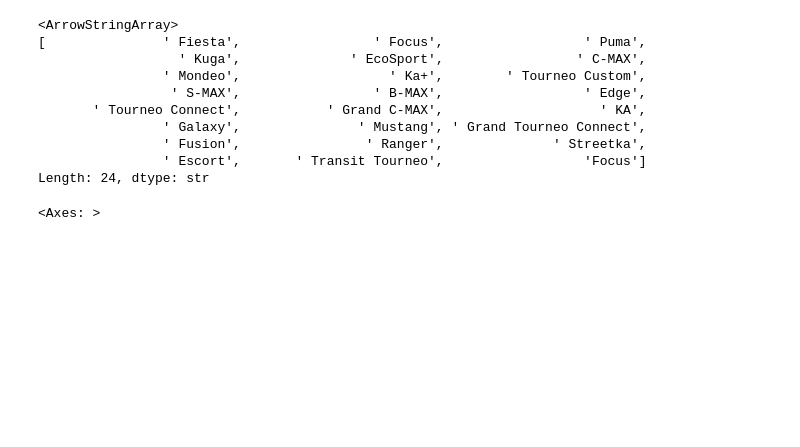
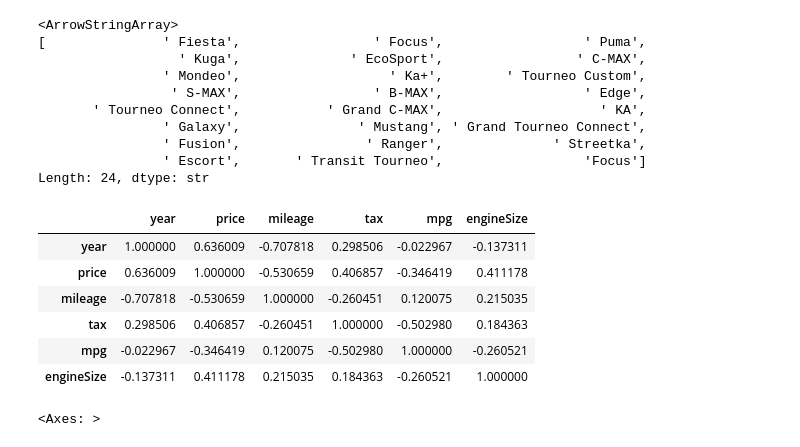
Before and after one commit to praful011-nep/ML-Playground, a Jupyter notebook: Machine Learning/Supervised Learning/ford_price_prediction.ipynb, the cells around one changed output. Cells and saved outputs as stored; diff of their text form; code cells hidden in the pictures; blank space fills up the shorter version.

```diff
--- a/Machine Learning/Supervised Learning/ford_price_prediction.ipynb
+++ b/Machine Learning/Supervised Learning/ford_price_prediction.ipynb
@@ -86,6 +87,16 @@ df['model'].unique()
                 ' Fusion',                ' Ranger',              ' Streetka',
                 ' Escort',       ' Transit Tourneo',                  'Focus']
 Length: 24, dtype: str
+# %%
+df.corr(numeric_only=True)
+# %% [output]
+|  | year | price | mileage | tax | mpg | engineSize |
+| year | 1.000000 | 0.636009 | -0.707818 | 0.298506 | -0.022967 | -0.137311 |
+| price | 0.636009 | 1.000000 | -0.530659 | 0.406857 | -0.346419 | 0.411178 |
+| mileage | -0.707818 | -0.530659 | 1.000000 | -0.260451 | 0.120075 | 0.215035 |
+| tax | 0.298506 | 0.406857 | -0.260451 | 1.000000 | -0.502980 | 0.184363 |
+| mpg | -0.022967 | -0.346419 | 0.120075 | -0.502980 | 1.000000 | -0.260521 |
+| engineSize | -0.137311 | 0.411178 | 0.215035 | 0.184363 | -0.260521 | 1.000000 |
 # %%
 sns.heatmap(df.corr(numeric_only=True), annot=True)
 # %% [output]
```
Also changed, not shown: parts of 4 cells of this notebook.
